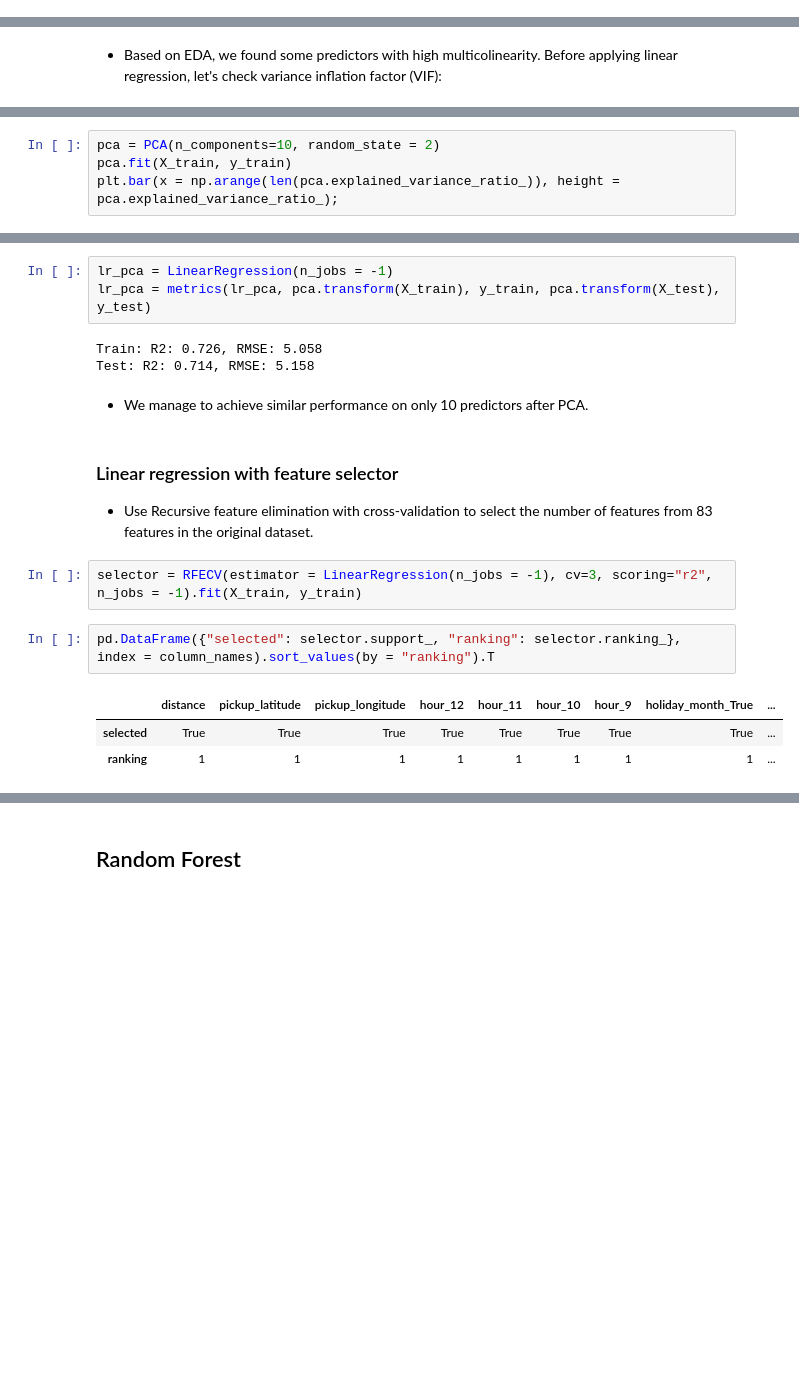
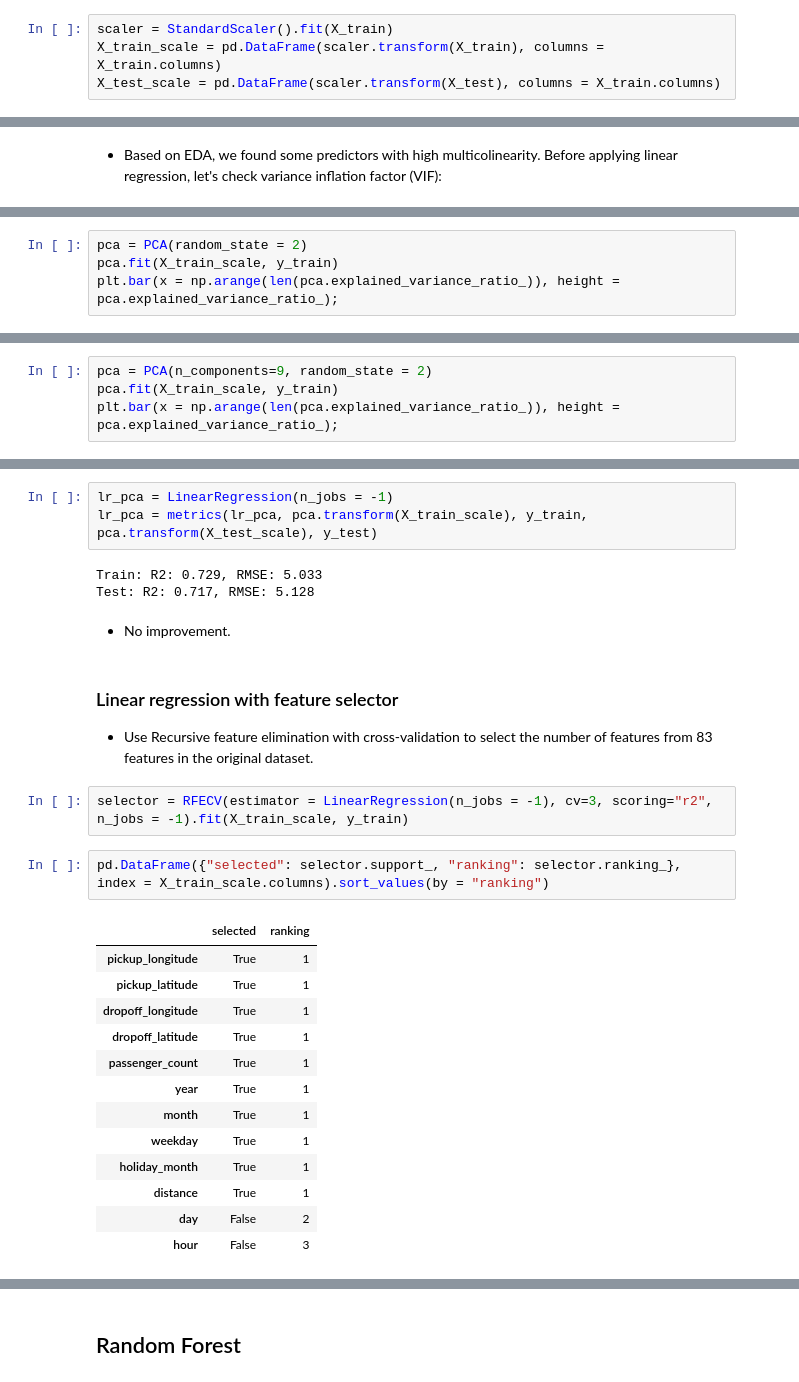
Before and after one commit to liangym2014/Kaggle, a Jupyter notebook: 1.uber fares/uber-fare-eda-regression.ipynb, the cells around one changed output, grey strips where cells are left out. Drawn from its saved outputs; the diff is of its cells as text; blank space fills up the shorter version.

```diff
--- a/1.uber fares/uber-fare-eda-regression.ipynb
+++ b/1.uber fares/uber-fare-eda-regression.ipynb
@@ -709,0 +690,4 @@ def metrics(model, X_train, y_train, X_test, y_test):
+# %%
+scaler = StandardScaler().fit(X_train)
+X_train_scale = pd.DataFrame(scaler.transform(X_train), columns = X_train.columns)
+X_test_scale = pd.DataFrame(scaler.transform(X_test), columns = X_train.columns)
@@ -753,5 +768,5 @@ pd.DataFrame({"coef":lr.coef_}, index = [column_names[i] for i in column_idx]).s
 # %%
-pca = PCA(n_components=10, random_state = 2)
-pca.fit(X_train, y_train)
+pca = PCA(random_state = 2)
+pca.fit(X_train_scale, y_train)
 plt.bar(x = np.arange(len(pca.explained_variance_ratio_)), height = pca.explained_variance_ratio_);
 # %% [output]
@@ -764,0 +780,4 @@ plt.step(x = np.arange(len(pca.explained_variance_ratio_)),y = np.cumsum(pca.exp
+# %%
+pca = PCA(n_components=9, random_state = 2)
+pca.fit(X_train_scale, y_train)
+plt.bar(x = np.arange(len(pca.explained_variance_ratio_)), height = pca.explained_variance_ratio_);
@@ -765,22 +786,32 @@ plt.step(x = np.arange(len(pca.explained_variance_ratio_)),y = np.cumsum(pca.exp
 # %%
 lr_pca = LinearRegression(n_jobs = -1)
-lr_pca = metrics(lr_pca, pca.transform(X_train), y_train, pca.transform(X_test), y_test)
+lr_pca = metrics(lr_pca, pca.transform(X_train_scale), y_train, pca.transform(X_test_scale), y_test)
 # %% [output]
-Train: R2: 0.726, RMSE: 5.058
-Test: R2: 0.714, RMSE: 5.158
+Train: R2: 0.729, RMSE: 5.033
+Test: R2: 0.717, RMSE: 5.128
-# %% [markdown]
-- We manage to achieve similar performance on only 10 predictors after PCA.
+# %% [markdown]
+- No improvement.
 # %% [markdown]
 ### Linear regression with feature selector
 - Use Recursive feature elimination with cross-validation to select the number of features from 83 features in the original dataset.
 # %%
-selector = RFECV(estimator = LinearRegression(n_jobs = -1), cv=3, scoring="r2", n_jobs = -1).fit(X_train, y_train)
+selector = RFECV(estimator = LinearRegression(n_jobs = -1), cv=3, scoring="r2", n_jobs = -1).fit(X_train_scale, y_train)
 # %%
-pd.DataFrame({"selected": selector.support_, "ranking": selector.ranking_}, index = column_names).sort_values(by = "ranking").T
+pd.DataFrame({"selected": selector.support_, "ranking": selector.ranking_}, index = X_train_scale.columns).sort_values(by = "ranking")
 # %% [output]
-|  | distance | pickup_latitude | pickup_longitude | hour_12 | hour_11 | hour_10 | hour_9 | holiday_month_True | ... |
-| selected | True | True | True | True | True | True | True | True | ... |
-| ranking | 1 | 1 | 1 | 1 | 1 | 1 | 1 | 1 | ... |
+|  | selected | ranking |
+| pickup_longitude | True | 1 |
+| pickup_latitude | True | 1 |
+| dropoff_longitude | True | 1 |
+| dropoff_latitude | True | 1 |
+| passenger_count | True | 1 |
+| year | True | 1 |
+| month | True | 1 |
+| weekday | True | 1 |
+| holiday_month | True | 1 |
+| distance | True | 1 |
+| day | False | 2 |
+| hour | False | 3 |
 # %%
 selector.n_features_
 # %% [output]
```
Also changed, not shown: parts of 55 cells of this notebook.
